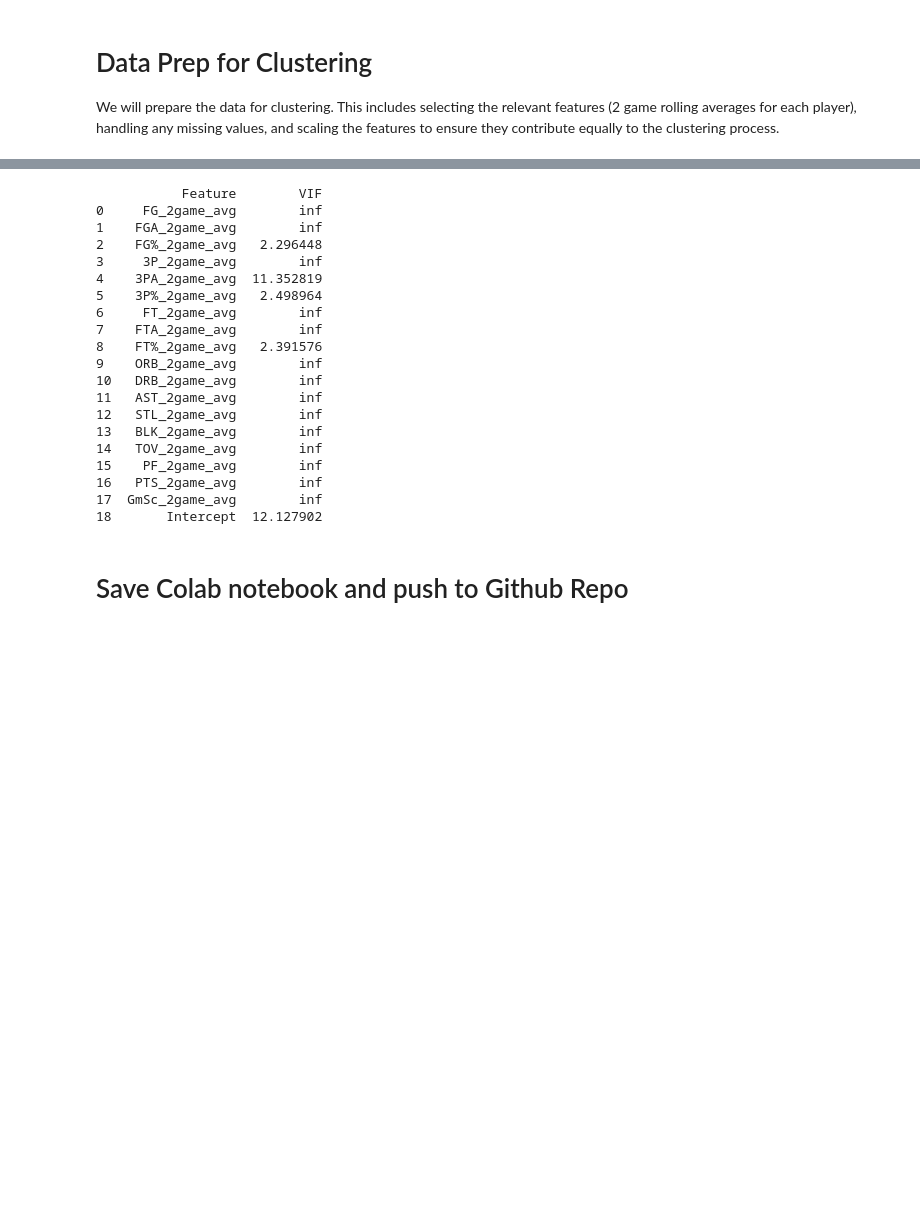
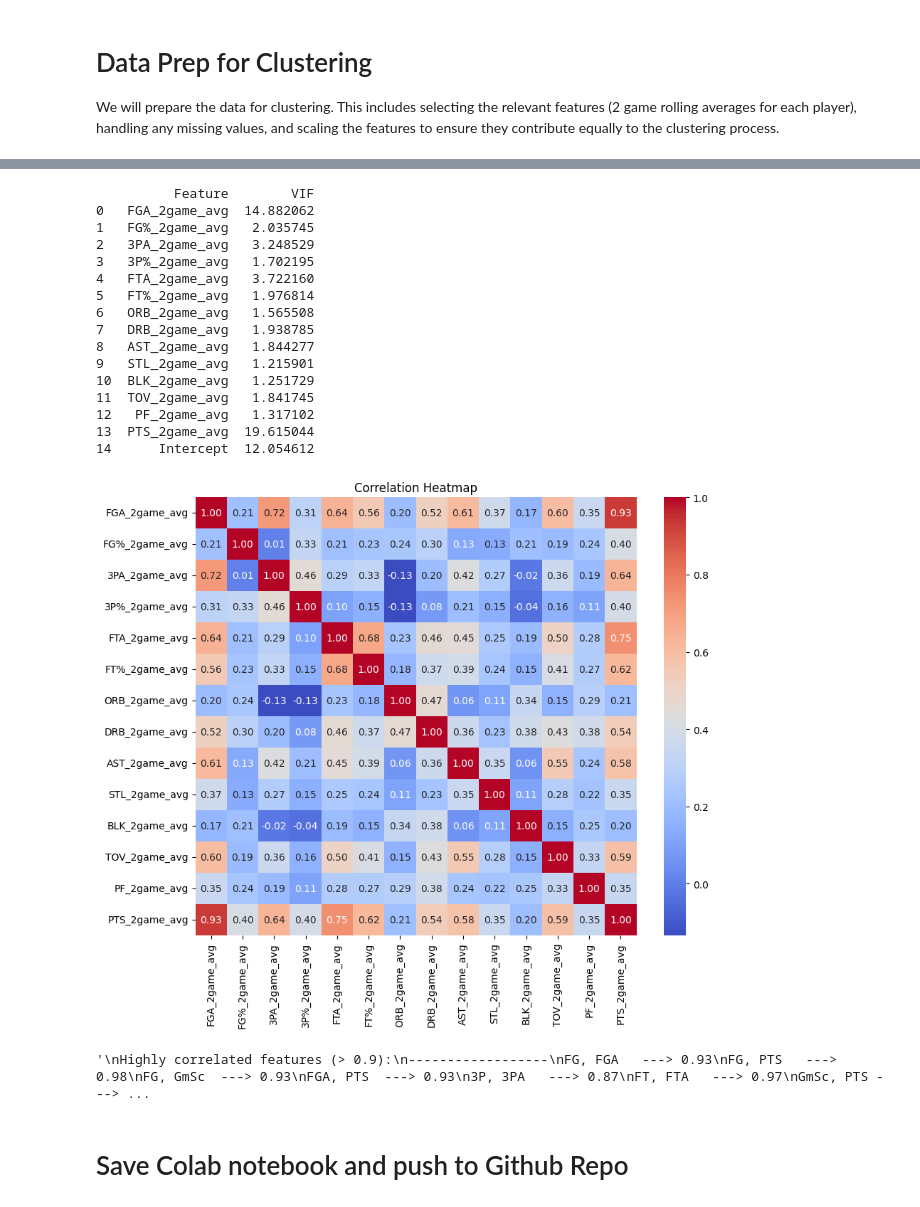
Before and after one commit to sammig6i/NBA-Fantasy-Points-Prediction, a Jupyter notebook: notebooks/NBA_Fantasy_Clustering.ipynb, the cells around one changed output, grey strips where cells are left out. Saved outputs shown, nothing was run; the diff lists cells and outputs as text; code cells hidden in the pictures; blank space fills up the shorter version.

Commit message:
Add clustering notebook for NBA Fantasy project

```diff
--- a/notebooks/NBA_Fantasy_Clustering.ipynb
+++ b/notebooks/NBA_Fantasy_Clustering.ipynb
@@ -93,3 +93,6 @@ NaN count: 0
 | 18248 | 2022-10-22 | max strus | Miami Heat | 37.116667 | 8 | 14 | 0.571 | 3 | 7 | 0.429 | 1 | ... |
 | 2762 | 2022-10-22 | robin lopez | Cleveland Cavaliers | 15.616667 | 6 | 7 | 0.857 | 0 | 0 | 0.000 | 0 | ... |
 | 7379 | 2022-10-22 | raul neto | Cleveland Cavaliers | 15.200000 | 3 | 5 | 0.600 | 0 | 1 | 0.000 | 0 | ... |
+# %%
+df['PTS_per_FGA_2game_avg']  = df['PTS_2game_avg'] / df['FGA_2game_avg']
+df.head()
@@ -97,12 +107,13 @@ NaN count: 0
 # Data Prep for Clustering
 We will prepare the data for clustering. This includes selecting the relevant features (2 game rolling averages for each player), handling any missing values, and scaling the features to ensure they contribute equally to the clustering process.
 # %%
+# TODO - CALCULATE new VIF with new 'PTS_per_FGA_2game_avg' feature
 features_for_clustering = [
     'FG_2game_avg', 'FGA_2game_avg', 'FG%_2game_avg', '3P_2game_avg',
     '3PA_2game_avg', '3P%_2game_avg', 'FT_2game_avg', 'FTA_2game_avg',
     'FT%_2game_avg', 'ORB_2game_avg', 'DRB_2game_avg', 'AST_2game_avg',
     'STL_2game_avg', 'BLK_2game_avg', 'TOV_2game_avg', 'PF_2game_avg',
-    'PTS_2game_avg', 'GmSc_2game_avg'
+    'PTS_2game_avg', 'GmSc_2game_avg', 'PTS_per_FGA_2game_avg'
 ]
 
 X_clustering = df[features_for_clustering]
@@ -132,5 +140,7 @@ GmSc_2game_avg    0
 dtype: int64
 # %%
+X_clustering = X_clustering.drop(['FG_2game_avg', 'GmSc_2game_avg', '3P_2game_avg', 'FT_2game_avg'], axis=1)
+
 X_vif = X_clustering.copy()
 
 X_vif['Intercept'] = 1
@@ -141,26 +151,47 @@ vif['VIF'] = [variance_inflation_factor(X_vif.values, i) for i in range(X_vif.sh
 
 print(vif)
 # %% [output]
-           Feature        VIF
-0     FG_2game_avg        inf
-1    FGA_2game_avg        inf
-2    FG%_2game_avg   2.296448
-3     3P_2game_avg        inf
-4    3PA_2game_avg  11.352819
-5    3P%_2game_avg   2.498964
-6     FT_2game_avg        inf
-7    FTA_2game_avg        inf
-8    FT%_2game_avg   2.391576
-9    ORB_2game_avg        inf
-10   DRB_2game_avg        inf
-11   AST_2game_avg        inf
-12   STL_2game_avg        inf
-13   BLK_2game_avg        inf
-14   TOV_2game_avg        inf
-15    PF_2game_avg        inf
-16   PTS_2game_avg        inf
-17  GmSc_2game_avg        inf
-18       Intercept  12.127902
+          Feature        VIF
+0   FGA_2game_avg  14.882062
+1   FG%_2game_avg   2.035745
+2   3PA_2game_avg   3.248529
+3   3P%_2game_avg   1.702195
+4   FTA_2game_avg   3.722160
+5   FT%_2game_avg   1.976814
+6   ORB_2game_avg   1.565508
+7   DRB_2game_avg   1.938785
+8   AST_2game_avg   1.844277
+9   STL_2game_avg   1.215901
+10  BLK_2game_avg   1.251729
+11  TOV_2game_avg   1.841745
+12   PF_2game_avg   1.317102
+13  PTS_2game_avg  19.615044
+14      Intercept  12.054612
+# %%
+correlation_matrix = X_clustering.corr()
+
+plt.figure(figsize=(10, 8))
+sns.heatmap(correlation_matrix, annot=True, cmap='coolwarm', fmt=".2f")
+plt.title('Correlation Heatmap')
+plt.show()
+
+"""
+Highly correlated features (> 0.9):
+------------------
+FG, FGA   ---> 0.93
+FG, PTS   ---> 0.98
+FG, GmSc  ---> 0.93
+FGA, PTS  ---> 0.93
+3P, 3PA   ---> 0.87
+FT, FTA   ---> 0.97
+GmSc, PTS ---> 0.94
+------------------
+
+drop FG, GmSc, 3P, FT
+"""
+# %% [output]
+[figure, added]
+'\nHighly correlated features (> 0.9):\n------------------\nFG, FGA   ---> 0.93\nFG, PTS   ---> 0.98\nFG, GmSc  ---> 0.93\nFGA, PTS  ---> 0.93\n3P, 3PA   ---> 0.87\nFT, FTA   ---> 0.97\nGmSc, PTS ---> ...
 # %% [markdown]
 # Save Colab notebook and push to Github Repo
 # %%
```
Also changed, not shown: parts of 3 cells of this notebook.
